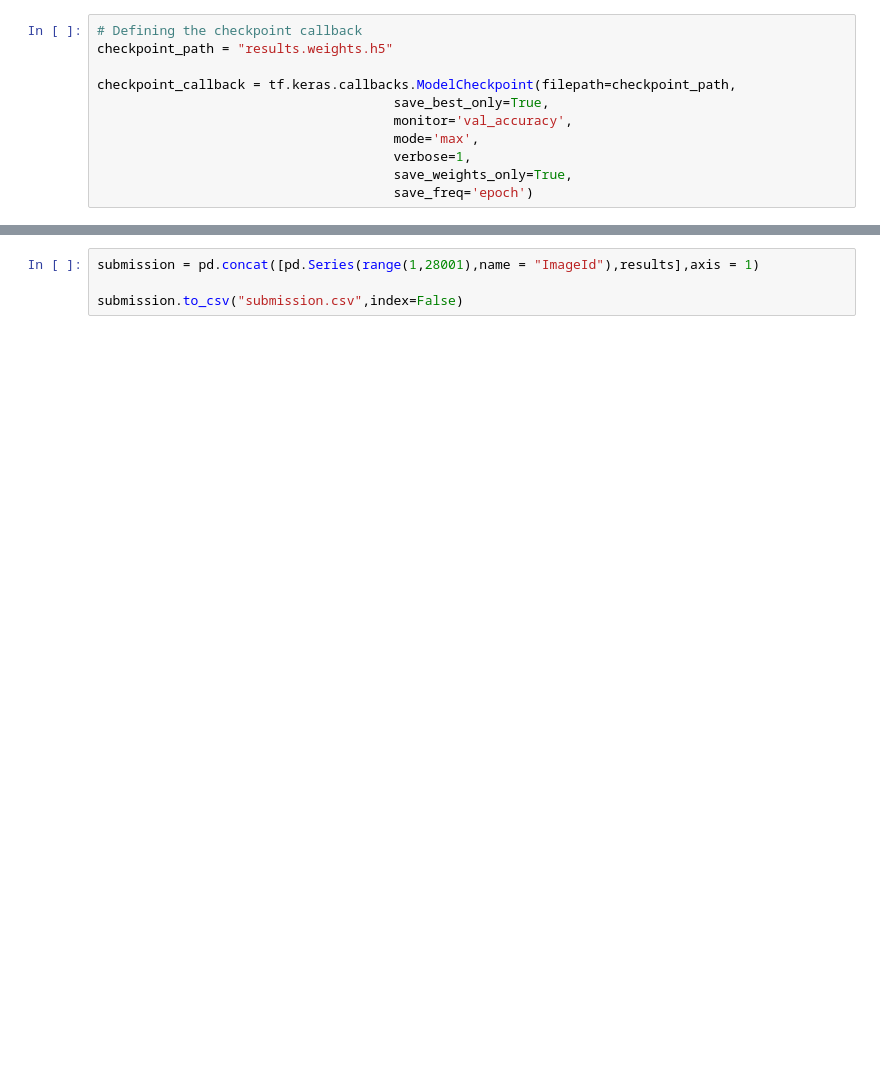
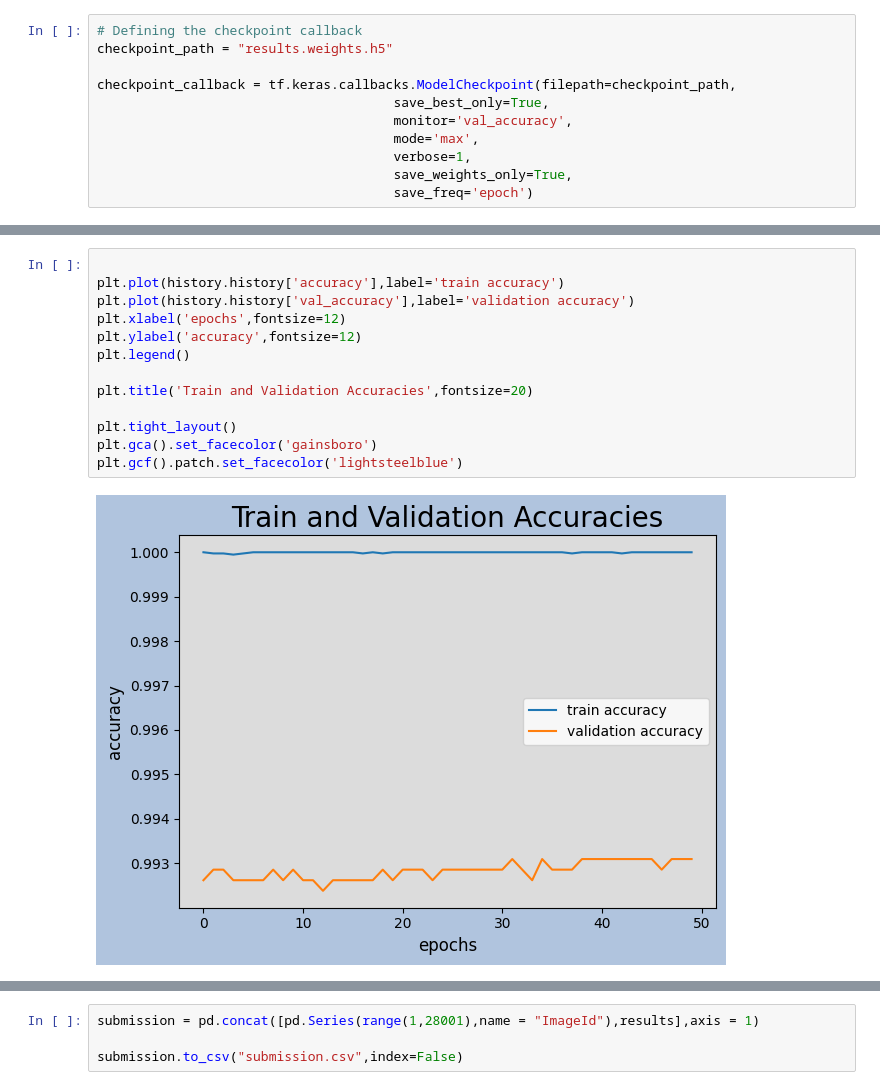
Before and after one commit to waelrash1/predictive_analytics_DT302, a Jupyter notebook: mnist-cnn.ipynb, the cells around one changed output, grey strips where cells are left out. Saved outputs shown, nothing was run; the diff lists cells and outputs as text; blank space fills up the shorter version.

```diff
--- a/mnist-cnn.ipynb
+++ b/mnist-cnn.ipynb
@@ -166,0 +410,15 @@ Epoch 12: val_accuracy did not improve from 0.98754
+# %%
+
+plt.plot(history.history['accuracy'],label='train accuracy')
+plt.plot(history.history['val_accuracy'],label='validation accuracy')
+plt.xlabel('epochs',fontsize=12)
+plt.ylabel('accuracy',fontsize=12)
+plt.legend()
+
+plt.title('Train and Validation Accuracies',fontsize=20)
+
+plt.tight_layout()
+plt.gca().set_facecolor('gainsboro')
+plt.gcf().patch.set_facecolor('lightsteelblue')
+# %% [output]
+[figure, added]
```
Also changed, not shown: parts of 33 cells of this notebook.
